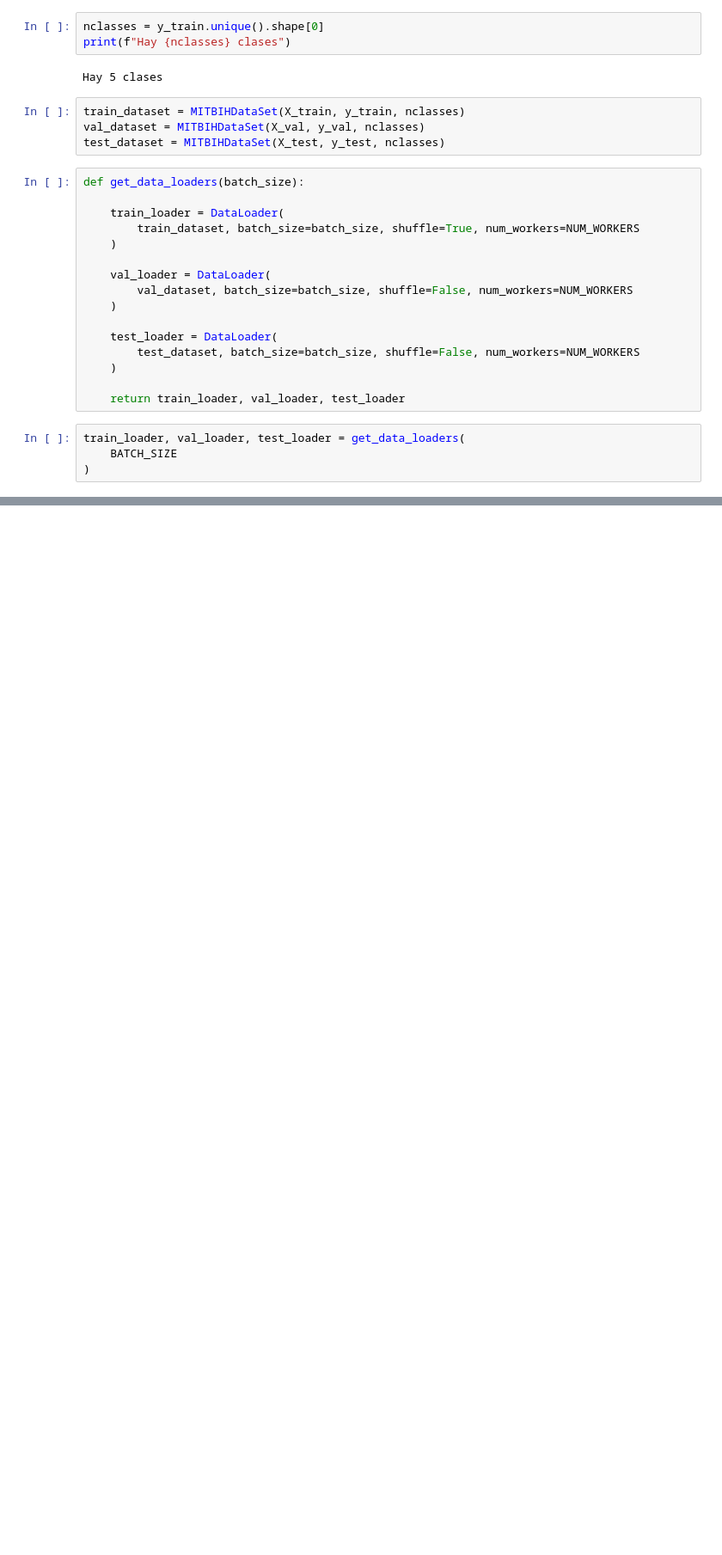
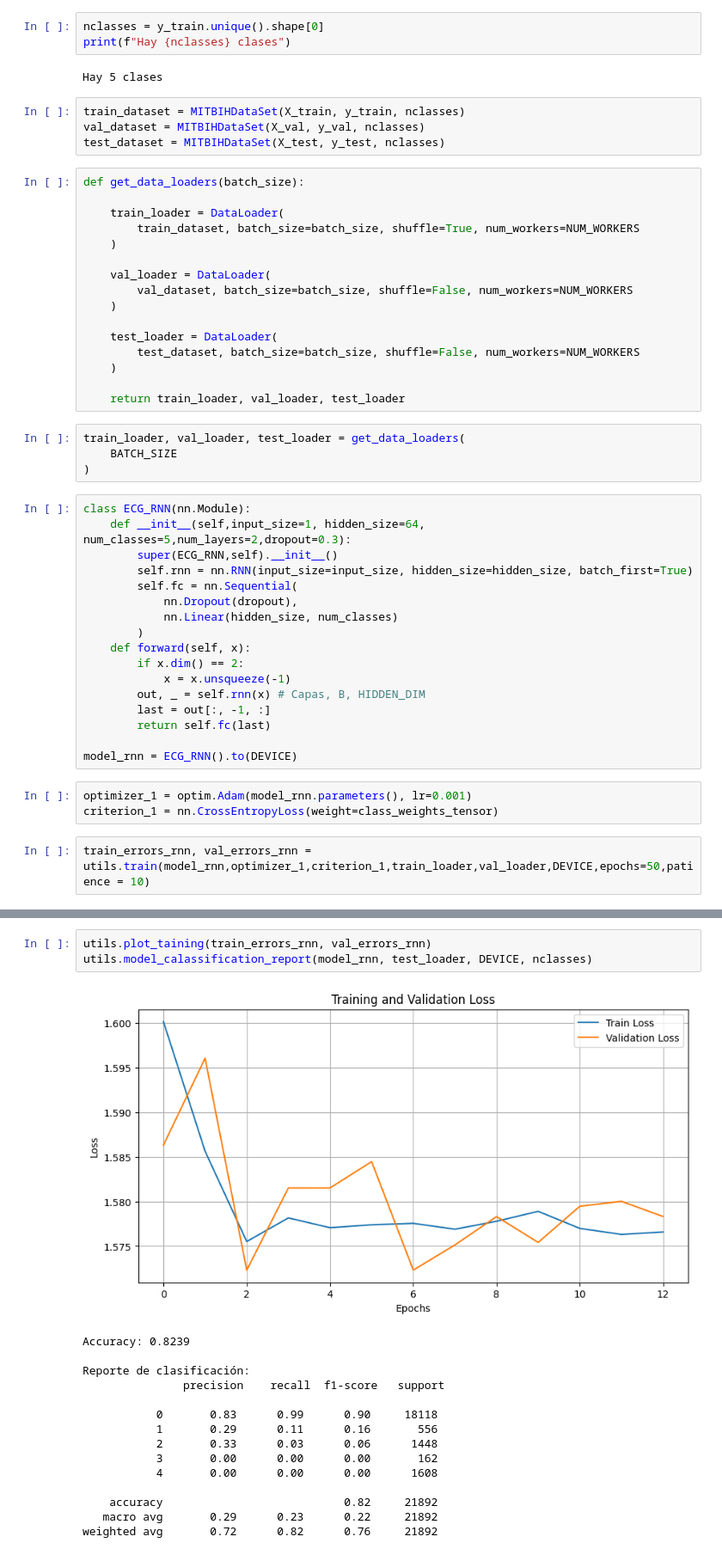
Before and after one commit to joacoguerrae/taller_dl, a Jupyter notebook: tarea_2/Tarea_2_Entrega.ipynb, the cells around one changed output, grey strips where cells are left out. Shown: that part at 86% size. Drawn from its saved outputs; the diff is of its cells as text; blank space fills up the shorter version.

```diff
--- a/tarea_2/Tarea_2_Entrega.ipynb
+++ b/tarea_2/Tarea_2_Entrega.ipynb
@@ -259,3 +259,25 @@ def get_data_loaders(batch_size):
 train_loader, val_loader, test_loader = get_data_loaders(
     BATCH_SIZE
 )
+# %%
+class ECG_RNN(nn.Module):
+    def __init__(self,input_size=1, hidden_size=64, num_classes=5,num_layers=2,dropout=0.3):
+        super(ECG_RNN,self).__init__()
+        self.rnn = nn.RNN(input_size=input_size, hidden_size=hidden_size, batch_first=True)
+        self.fc = nn.Sequential(
+            nn.Dropout(dropout),
+            nn.Linear(hidden_size, num_classes)
+        )
+    def forward(self, x):
+        if x.dim() == 2:
+            x = x.unsqueeze(-1)
+        out, _ = self.rnn(x) # Capas, B, HIDDEN_DIM
+        last = out[:, -1, :]
+        return self.fc(last)
+
+model_rnn = ECG_RNN().to(DEVICE)
+# %%
+optimizer_1 = optim.Adam(model_rnn.parameters(), lr=0.001)
+criterion_1 = nn.CrossEntropyLoss(weight=class_weights_tensor)
+# %%
+train_errors_rnn, val_errors_rnn = utils.train(model_rnn,optimizer_1,criterion_1,train_loader,val_loader,DEVICE,epochs=50,patience = 10)
@@ -262,3 +299,22 @@ train_loader, val_loader, test_loader = get_data_loaders(
+# %%
+utils.plot_taining(train_errors_rnn, val_errors_rnn)
+utils.model_calassification_report(model_rnn, test_loader, DEVICE, nclasses)
+# %% [output]
+[figure, added]
+Accuracy: 0.8239
+
+Reporte de clasificación:
+               precision    recall  f1-score   support
+
+           0       0.83      0.99      0.90     18118
+           1       0.29      0.11      0.16       556
+           2       0.33      0.03      0.06      1448
+           3       0.00      0.00      0.00       162
+           4       0.00      0.00      0.00      1608
+
+    accuracy                           0.82     21892
+   macro avg       0.29      0.23      0.22     21892
+weighted avg       0.72      0.82      0.76     21892
 # %%
 class ECG_LSTM(nn.Module):
     def __init__(self, input_size=1, hidden_size=64, num_layers=2, num_classes=5, dropout=0.3):
```
Also changed, not shown: parts of 13 cells of this notebook, 2 other files.
